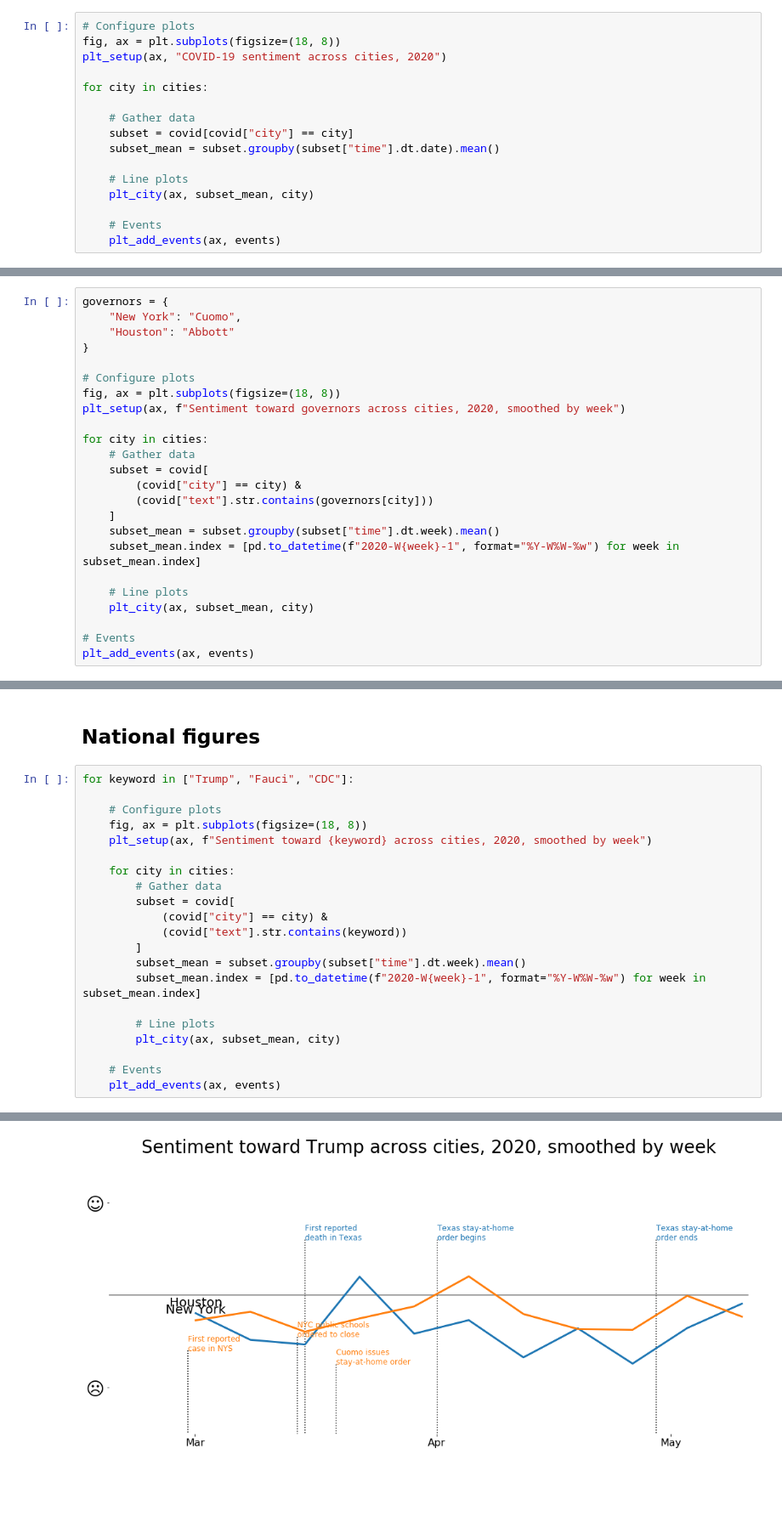
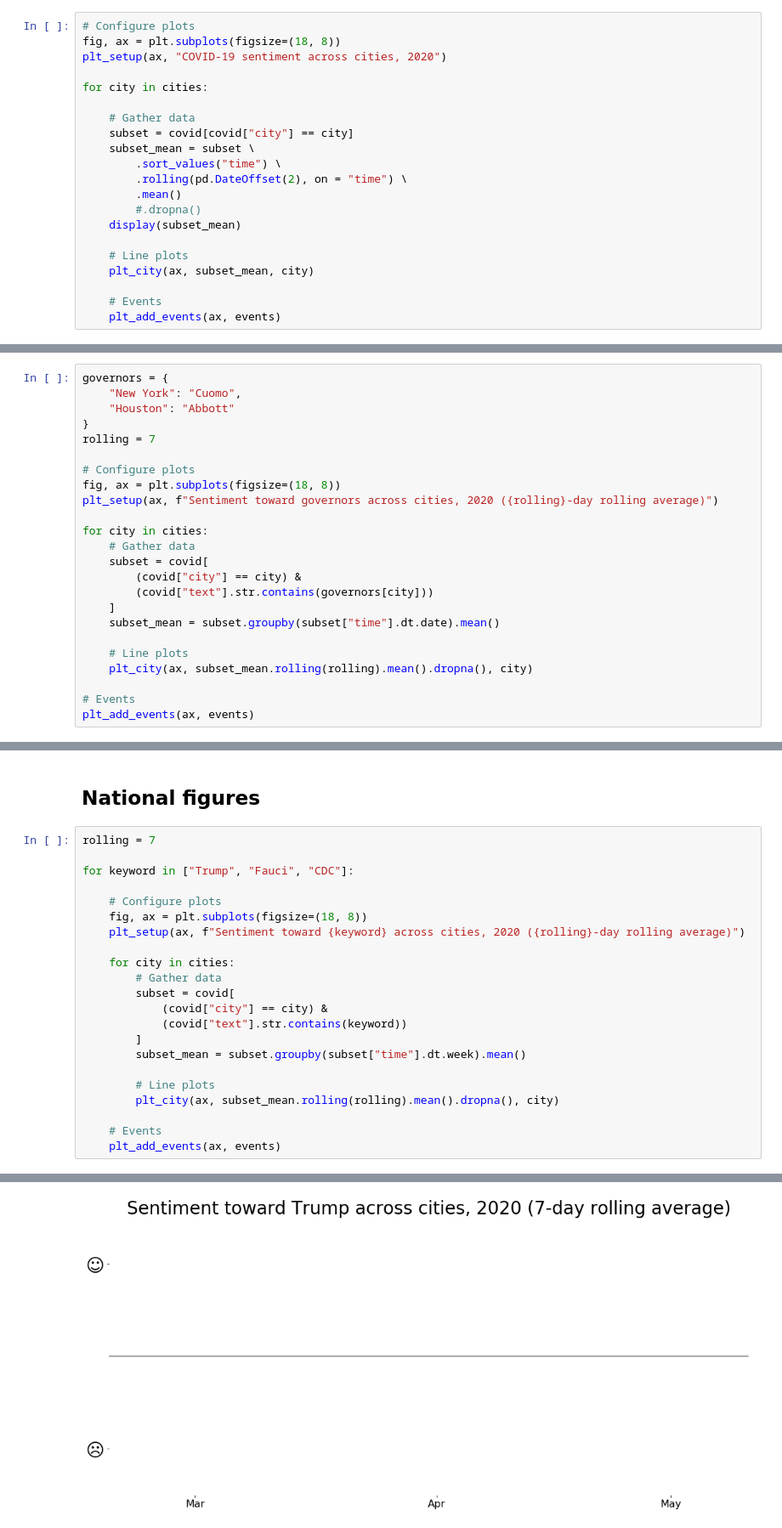
Before and after one commit to jgodin21/project_5, a Jupyter notebook: code/SentimentAnalyzer.ipynb, the cells around one changed output, grey strips where cells are left out. Shown at 85% size. Cells and saved outputs as stored; diff of their text form; blank space fills up the shorter version.

```diff
--- a/code/SentimentAnalyzer.ipynb
+++ b/code/SentimentAnalyzer.ipynb
@@ -200,7 +205,12 @@ for city in cities:
 
     # Gather data
     subset = covid[covid["city"] == city]
-    subset_mean = subset.groupby(subset["time"].dt.date).mean()
+    subset_mean = subset \
+        .sort_values("time") \
+        .rolling(pd.DateOffset(2), on = "time") \
+        .mean()
+        #.dropna()
+    display(subset_mean)
 
     # Line plots
     plt_city(ax, subset_mean, city)
@@ -216,10 +227,11 @@ governors = {
     "New York": "Cuomo",
     "Houston": "Abbott"
 }
+rolling = 7
 
 # Configure plots
 fig, ax = plt.subplots(figsize=(18, 8))
-plt_setup(ax, f"Sentiment toward governors across cities, 2020, smoothed by week")
+plt_setup(ax, f"Sentiment toward governors across cities, 2020 ({rolling}-day rolling average)")
 
 for city in cities:
     # Gather data
@@ -227,11 +239,10 @@ for city in cities:
         (covid["city"] == city) &
         (covid["text"].str.contains(governors[city]))
     ]
-    subset_mean = subset.groupby(subset["time"].dt.week).mean()
-    subset_mean.index = [pd.to_datetime(f"2020-W{week}-1", format="%Y-W%W-%w") for week in subset_mean.index]
+    subset_mean = subset.groupby(subset["time"].dt.date).mean()
 
     # Line plots
-    plt_city(ax, subset_mean, city)
+    plt_city(ax, subset_mean.rolling(rolling).mean().dropna(), city)
 
 # Events
 plt_add_events(ax, events)
@@ -240,11 +251,13 @@ plt_add_events(ax, events)
 # %% [markdown]
 ## National figures
 # %%
+rolling = 7
+
 for keyword in ["Trump", "Fauci", "CDC"]:
 
     # Configure plots
     fig, ax = plt.subplots(figsize=(18, 8))
-    plt_setup(ax, f"Sentiment toward {keyword} across cities, 2020, smoothed by week")
+    plt_setup(ax, f"Sentiment toward {keyword} across cities, 2020 ({rolling}-day rolling average)")
 
     for city in cities:
         # Gather data
@@ -253,10 +266,9 @@ for keyword in ["Trump", "Fauci", "CDC"]:
             (covid["text"].str.contains(keyword))
         ]
         subset_mean = subset.groupby(subset["time"].dt.week).mean()
-        subset_mean.index = [pd.to_datetime(f"2020-W{week}-1", format="%Y-W%W-%w") for week in subset_mean.index]
 
         # Line plots
-        plt_city(ax, subset_mean, city)
+        plt_city(ax, subset_mean.rolling(rolling).mean().dropna(), city)
 
     # Events
     plt_add_events(ax, events)
@@ -264 +277 @@ for keyword in ["Trump", "Fauci", "CDC"]:
-[figure, old version]
+[figure, new version]
```
Also changed, not shown: parts of 5 cells of this notebook.
